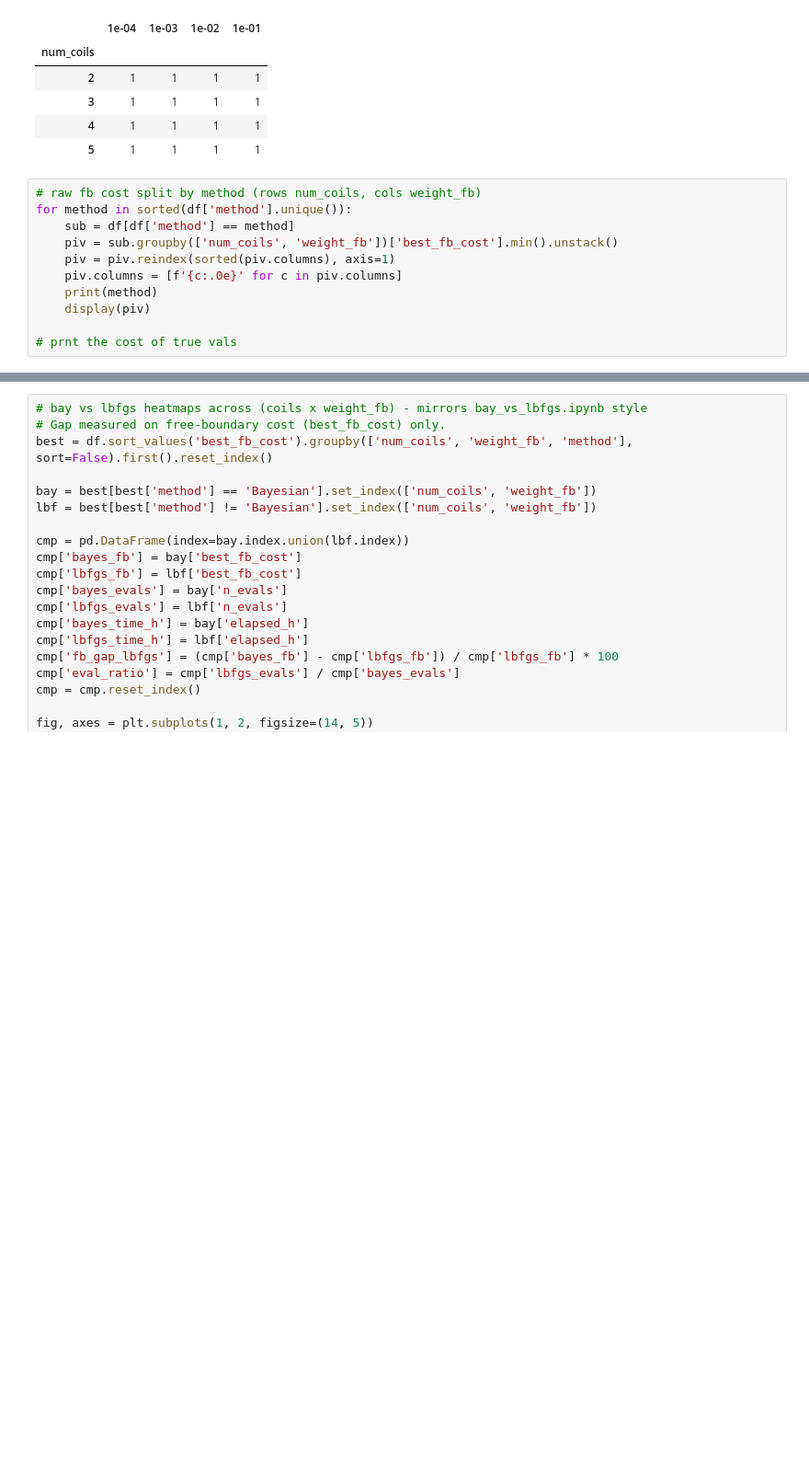
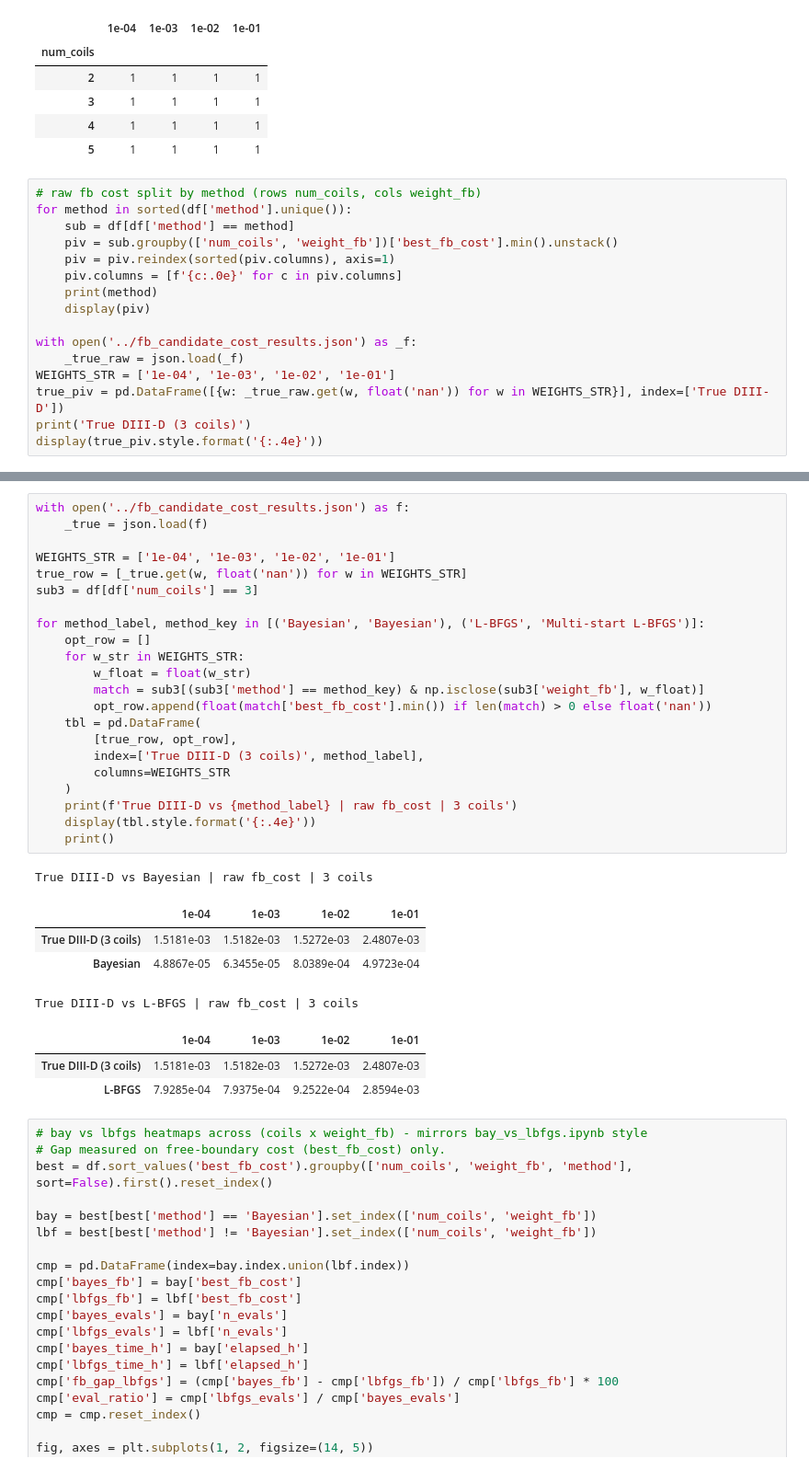
Before and after one commit to jeremslm/PF_location_optimization, a Jupyter notebook: notebooks/comb_boundary_overview.ipynb, the cells around one changed output, grey strips where cells are left out. Shown at 92% size. Drawn from its saved outputs; the diff is of its cells as text; blank space fills up the shorter version.

Commit message:
fb candidate cost + produced lcfs of symm 3 fb st we can get a 1e-12 fb cost which is our zero cost. will try for the algos to get -12.

```diff
--- a/notebooks/comb_boundary_overview.ipynb
+++ b/notebooks/comb_boundary_overview.ipynb
@@ -249,7 +249,12 @@ for method in sorted(df['method'].unique()):
     print(method)
     display(piv)
 
-# prnt the cost of true vals
+with open('../fb_candidate_cost_results.json') as _f:
+    _true_raw = json.load(_f)
+WEIGHTS_STR = ['1e-04', '1e-03', '1e-02', '1e-01']
+true_piv = pd.DataFrame([{w: _true_raw.get(w, float('nan')) for w in WEIGHTS_STR}], index=['True DIII-D'])
+print('True DIII-D (3 coils)')
+display(true_piv.style.format('{:.4e}'))
 # %% [output]
 Bayesian
 |  | 1e-04 | 1e-03 | 1e-02 | 1e-01 |
@@ -268,3 +304,34 @@ Multi-start L-BFGS
+# %%
+with open('../fb_candidate_cost_results.json') as f:
+    _true = json.load(f)
+
+WEIGHTS_STR = ['1e-04', '1e-03', '1e-02', '1e-01']
+true_row = [_true.get(w, float('nan')) for w in WEIGHTS_STR]
+sub3 = df[df['num_coils'] == 3]
+
+for method_label, method_key in [('Bayesian', 'Bayesian'), ('L-BFGS', 'Multi-start L-BFGS')]:
+    opt_row = []
+    for w_str in WEIGHTS_STR:
+        w_float = float(w_str)
+        match = sub3[(sub3['method'] == method_key) & np.isclose(sub3['weight_fb'], w_float)]
+        opt_row.append(float(match['best_fb_cost'].min()) if len(match) > 0 else float('nan'))
+    tbl = pd.DataFrame(
+        [true_row, opt_row],
+        index=['True DIII-D (3 coils)', method_label],
+        columns=WEIGHTS_STR
+    )
+    print(f'True DIII-D vs {method_label} | raw fb_cost | 3 coils')
+    display(tbl.style.format('{:.4e}'))
+    print()
+# %% [output]
+True DIII-D vs Bayesian | raw fb_cost | 3 coils
+|  | 1e-04 | 1e-03 | 1e-02 | 1e-01 |
+| True DIII-D (3 coils) | 1.5181e-03 | 1.5182e-03 | 1.5272e-03 | 2.4807e-03 |
+| Bayesian | 4.8867e-05 | 6.3455e-05 | 8.0389e-04 | 4.9723e-04 |
+True DIII-D vs L-BFGS | raw fb_cost | 3 coils
+|  | 1e-04 | 1e-03 | 1e-02 | 1e-01 |
+| True DIII-D (3 coils) | 1.5181e-03 | 1.5182e-03 | 1.5272e-03 | 2.4807e-03 |
+| L-BFGS | 7.9285e-04 | 7.9375e-04 | 9.2522e-04 | 2.8594e-03 |
 # %%
 # bay vs lbfgs heatmaps across (coils x weight_fb) - mirrors bay_vs_lbfgs.ipynb style
 # Gap measured on free-boundary cost (best_fb_cost) only.
```
Also changed, not shown: parts of 2 cells of this notebook, 5 other files.
